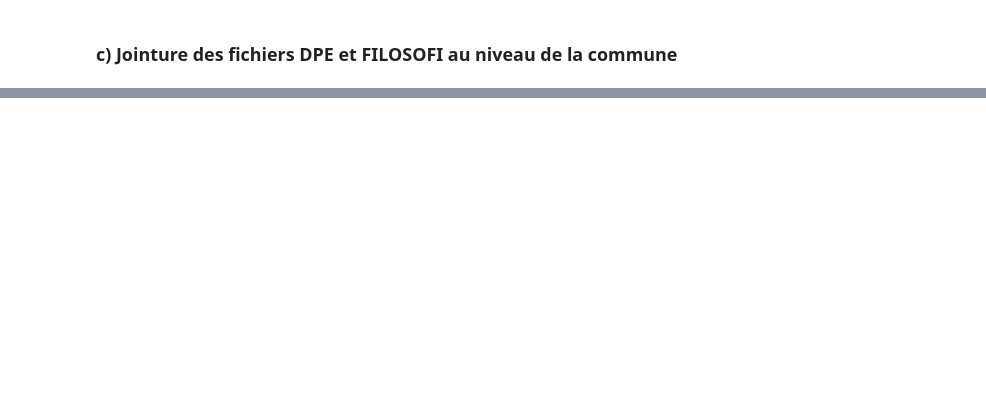
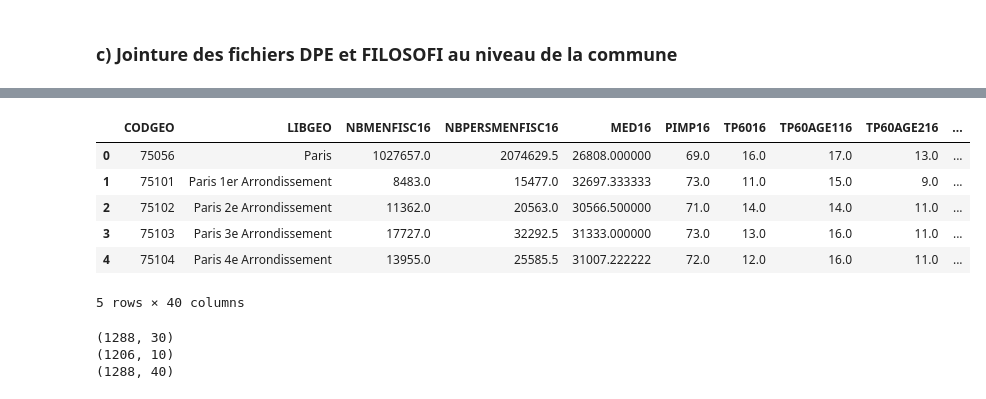
Before and after one commit to gabriel92320/data_science_project, a Jupyter notebook: Lien_DPE_niveau_de_vie.ipynb, the cells around one changed output, grey strips where cells are left out. Saved outputs shown, nothing was run; the diff lists cells and outputs as text; code cells hidden in the pictures; blank space fills up the shorter version.

```diff
--- a/Lien_DPE_niveau_de_vie.ipynb
+++ b/Lien_DPE_niveau_de_vie.ipynb
@@ -424,0 +604,22 @@ Filosofi["DEP"]=Filosofi["CODGEO"].str[:2]
+# %%
+# Jointure avec le fichier Filosofi en prenant comme clé: le code commune:
+del Classe_conso_COM4["DEP"]
+Filosofi_DPE_COM=pd.merge(Filosofi_IDF,Classe_conso_COM4,left_on="CODGEO",right_on="code_insee_commune",how="left")
+Filosofi_DPE_COM.head()
+# %% [output]
+|  | CODGEO | LIBGEO | NBMENFISC16 | NBPERSMENFISC16 | MED16 | PIMP16 | TP6016 | TP60AGE116 | TP60AGE216 | ... |
+| 0 | 75056 | Paris | 1027657.0 | 2074629.5 | 26808.000000 | 69.0 | 16.0 | 17.0 | 13.0 | ... |
+| 1 | 75101 | Paris 1er Arrondissement | 8483.0 | 15477.0 | 32697.333333 | 73.0 | 11.0 | 15.0 | 9.0 | ... |
+| 2 | 75102 | Paris 2e Arrondissement | 11362.0 | 20563.0 | 30566.500000 | 71.0 | 14.0 | 14.0 | 11.0 | ... |
+| 3 | 75103 | Paris 3e Arrondissement | 17727.0 | 32292.5 | 31333.000000 | 73.0 | 13.0 | 16.0 | 11.0 | ... |
+| 4 | 75104 | Paris 4e Arrondissement | 13955.0 | 25585.5 | 31007.222222 | 72.0 | 12.0 | 16.0 | 11.0 | ... |
+5 rows × 40 columns
+# %%
+#checks de dimensionnalité des df finaux:
+print(Filosofi_IDF.shape)
+print(Classe_conso_COM4.shape)
+print(Filosofi_DPE_COM.shape)
+# %% [output]
+(1288, 30)
+(1206, 10)
+(1288, 40)
```
Also changed, not shown: parts of 32 cells of this notebook.
